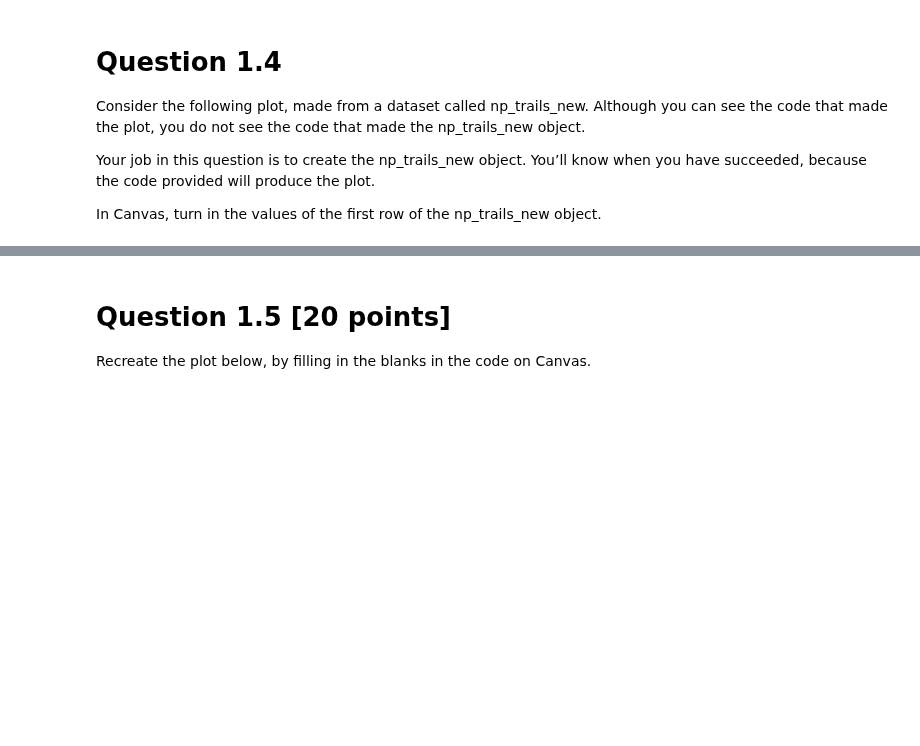
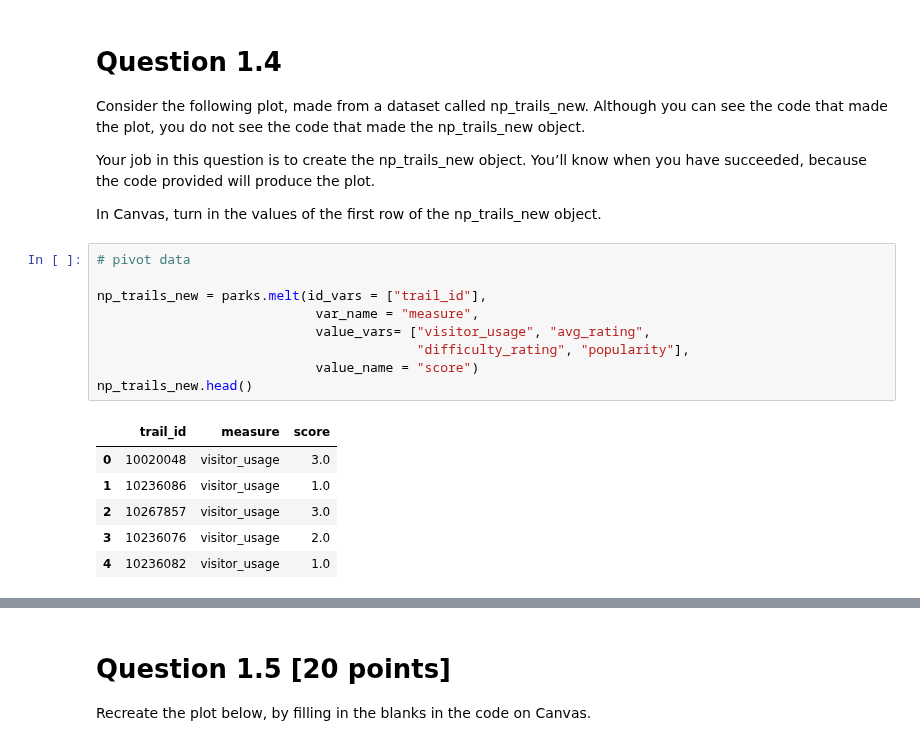
Before and after one commit to chloefeehan/GSB544, a Jupyter notebook: Practice/Midterm-Practice.ipynb, the cells around one changed output, grey strips where cells are left out. Cells and saved outputs as stored; diff of their text form; blank space fills up the shorter version.

Commit message:
pivoting

```diff
--- a/Practice/Midterm-Practice.ipynb
+++ b/Practice/Midterm-Practice.ipynb
@@ -88,3 +88,19 @@ Consider the following plot, made from a dataset called np_trails_new. Although
 Your job in this question is to create the np_trails_new object. You’ll know when you have succeeded, because the code provided will produce the plot.
 
 In Canvas, turn in the values of the first row of the np_trails_new object.
+# %%
+# pivot data
+
+np_trails_new = parks.melt(id_vars = ["trail_id"],
+                            var_name = "measure",
+                            value_vars= ["visitor_usage", "avg_rating",
+                                         "difficulty_rating", "popularity"],
+                            value_name = "score")
+np_trails_new.head()
+# %% [output]
+|  | trail_id | measure | score |
+| 0 | 10020048 | visitor_usage | 3.0 |
+| 1 | 10236086 | visitor_usage | 1.0 |
+| 2 | 10267857 | visitor_usage | 3.0 |
+| 3 | 10236076 | visitor_usage | 2.0 |
+| 4 | 10236082 | visitor_usage | 1.0 |
```
Also changed, not shown: parts of 9 cells of this notebook.
